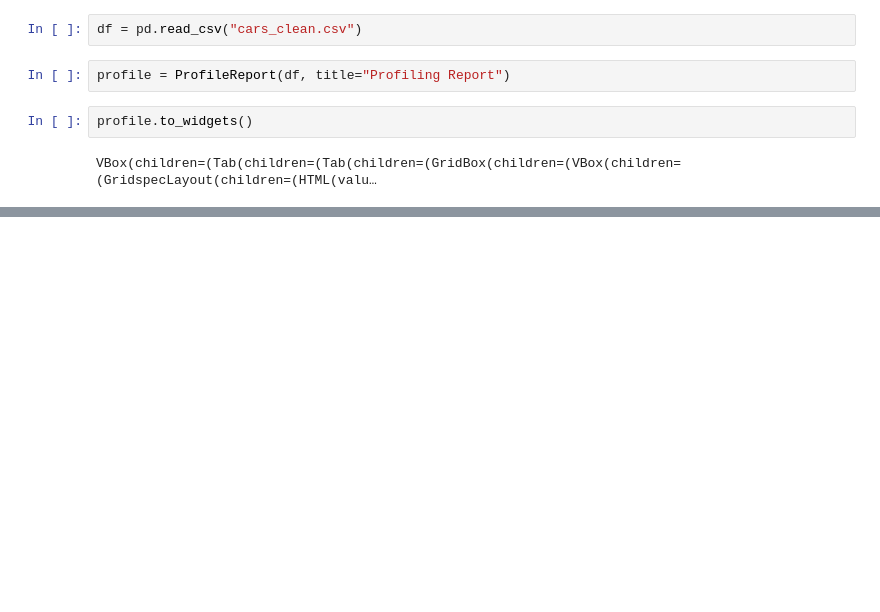
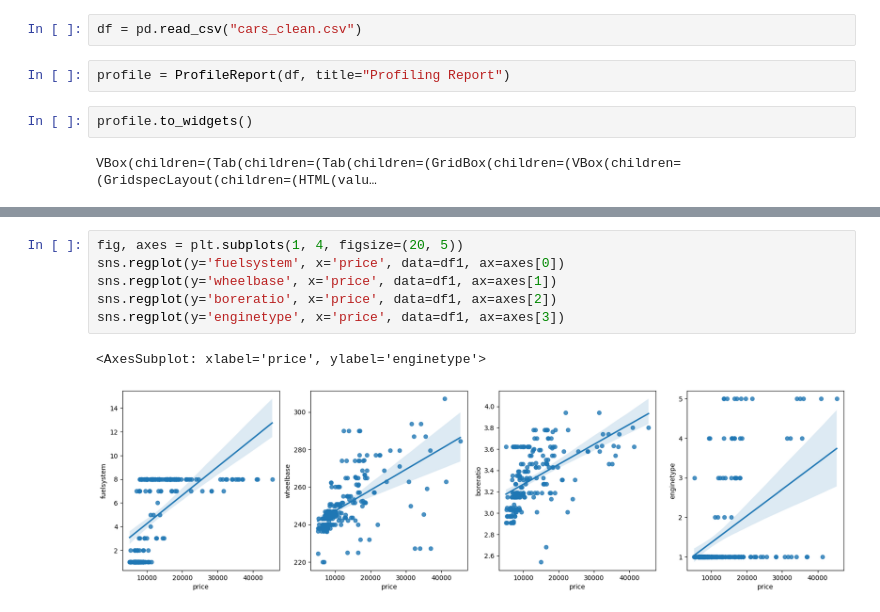
Before and after one commit to ForskyOnly/car_price_prediction, a Jupyter notebook: data_anlyse.ipynb, the cells around one changed output, grey strips where cells are left out. Drawn from its saved outputs; the diff is of its cells as text; blank space fills up the shorter version.

```diff
--- a/data_anlyse.ipynb
+++ b/data_anlyse.ipynb
@@ -61,0 +84,9 @@ plt.show()
+# %%
+fig, axes = plt.subplots(1, 4, figsize=(20, 5))
+sns.regplot(y='fuelsystem', x='price', data=df1, ax=axes[0])
+sns.regplot(y='wheelbase', x='price', data=df1, ax=axes[1])
+sns.regplot(y='boreratio', x='price', data=df1, ax=axes[2])
+sns.regplot(y='enginetype', x='price', data=df1, ax=axes[3])
+# %% [output]
+<AxesSubplot: xlabel='price', ylabel='enginetype'>
+[figure, added]
```
Also changed, not shown: parts of 9 cells of this notebook, 4 other files.
